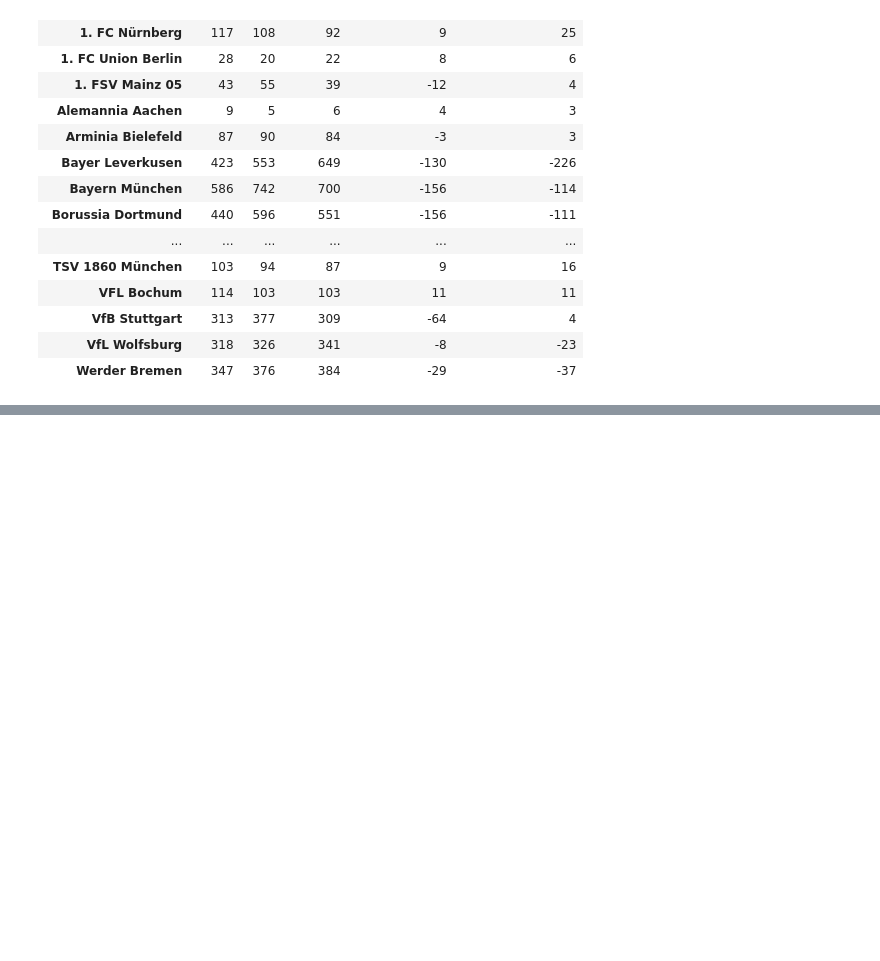
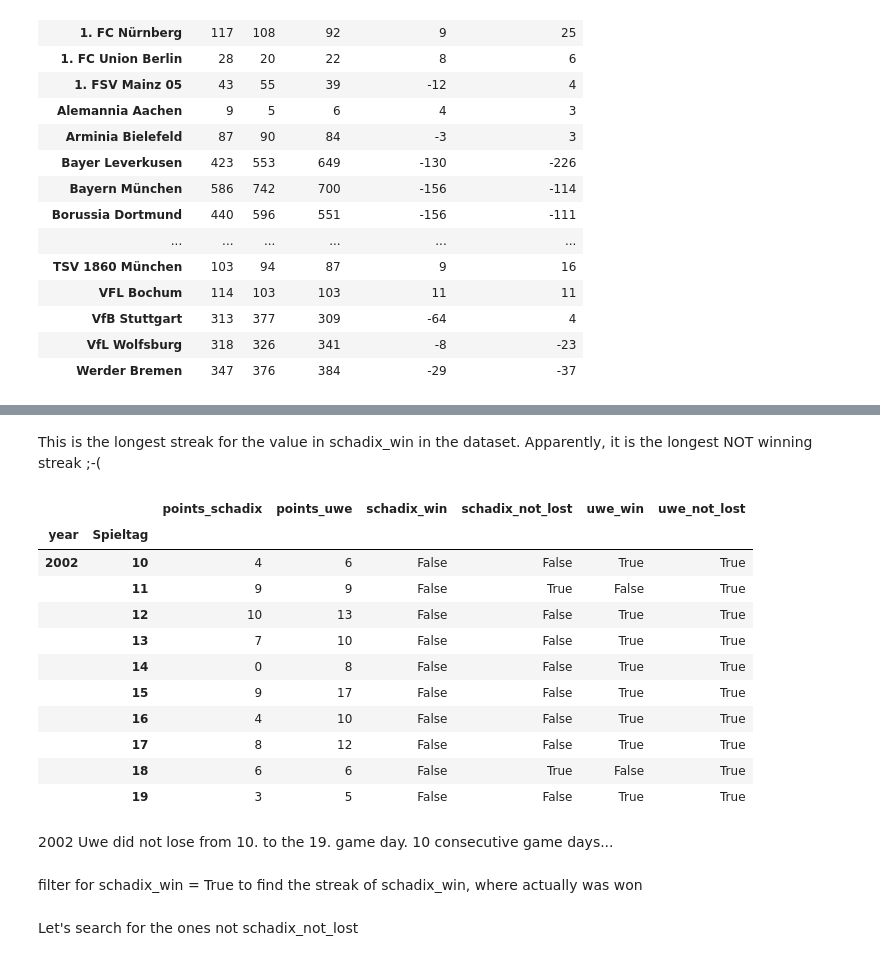
Before and after one commit to Schadix/biertoto_python, a Jupyter notebook: biertoto.ipynb, the cells around one changed output, grey strips where cells are left out. Saved outputs shown, nothing was run; the diff lists cells and outputs as text; code cells hidden in the pictures; blank space fills up the shorter version.

```diff
--- a/biertoto.ipynb
+++ b/biertoto.ipynb
@@ -849,0 +896,2 @@ all_wins
+# %%
+spieltag_siege_grouping = spieltag_siege.groupby((spieltag_siege['schadix_win'].shift() != spieltag_siege['schadix_win']).cumsum())
@@ -849,0 +903,25 @@ all_wins
+# %%
+max_index = spieltag_siege_grouping['schadix_win'].count().sort_values(ascending=False).index[0]
+# %% [markdown]
+This is the longest streak for the value in schadix_win in the dataset. Apparently, it is the longest NOT winning streak ;-(
+# %%
+spieltag_siege_grouping.get_group(max_index)
+# %% [output]
+|  |  | points_schadix | points_uwe | schadix_win | schadix_not_lost | uwe_win | uwe_not_lost |
+| year | Spieltag |  |  |  |  |  |  |
+| 2002 | 10 | 4 | 6 | False | False | True | True |
+|  | 11 | 9 | 9 | False | True | False | True |
+|  | 12 | 10 | 13 | False | False | True | True |
+|  | 13 | 7 | 10 | False | False | True | True |
+|  | 14 | 0 | 8 | False | False | True | True |
+|  | 15 | 9 | 17 | False | False | True | True |
+|  | 16 | 4 | 10 | False | False | True | True |
+|  | 17 | 8 | 12 | False | False | True | True |
+|  | 18 | 6 | 6 | False | True | False | True |
+|  | 19 | 3 | 5 | False | False | True | True |
+# %% [markdown]
+2002 Uwe did not lose from 10. to the 19. game day. 10 consecutive game days...
+# %% [markdown]
+filter for schadix_win = True to find the streak of schadix_win, where actually was won
+# %% [markdown]
+Let's search for the ones not schadix_not_lost
```
Also changed, not shown: parts of 34 cells of this notebook.
